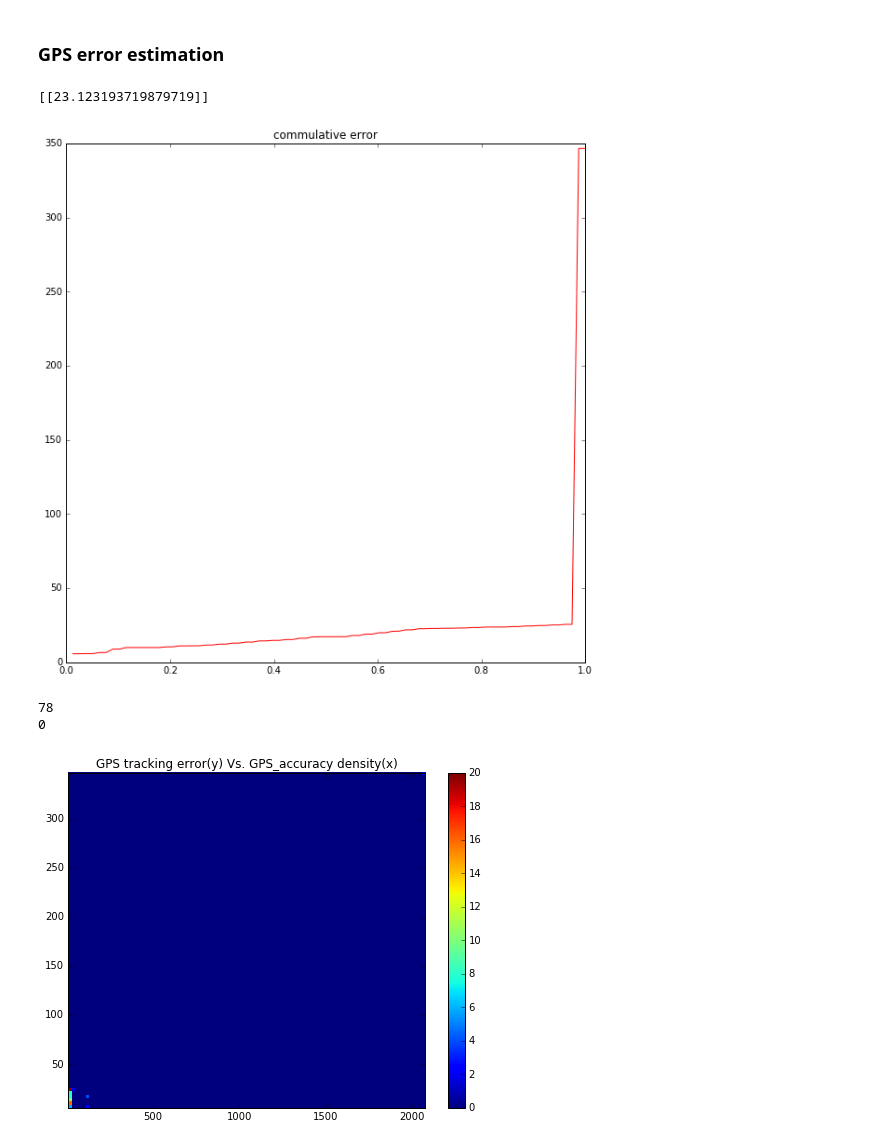
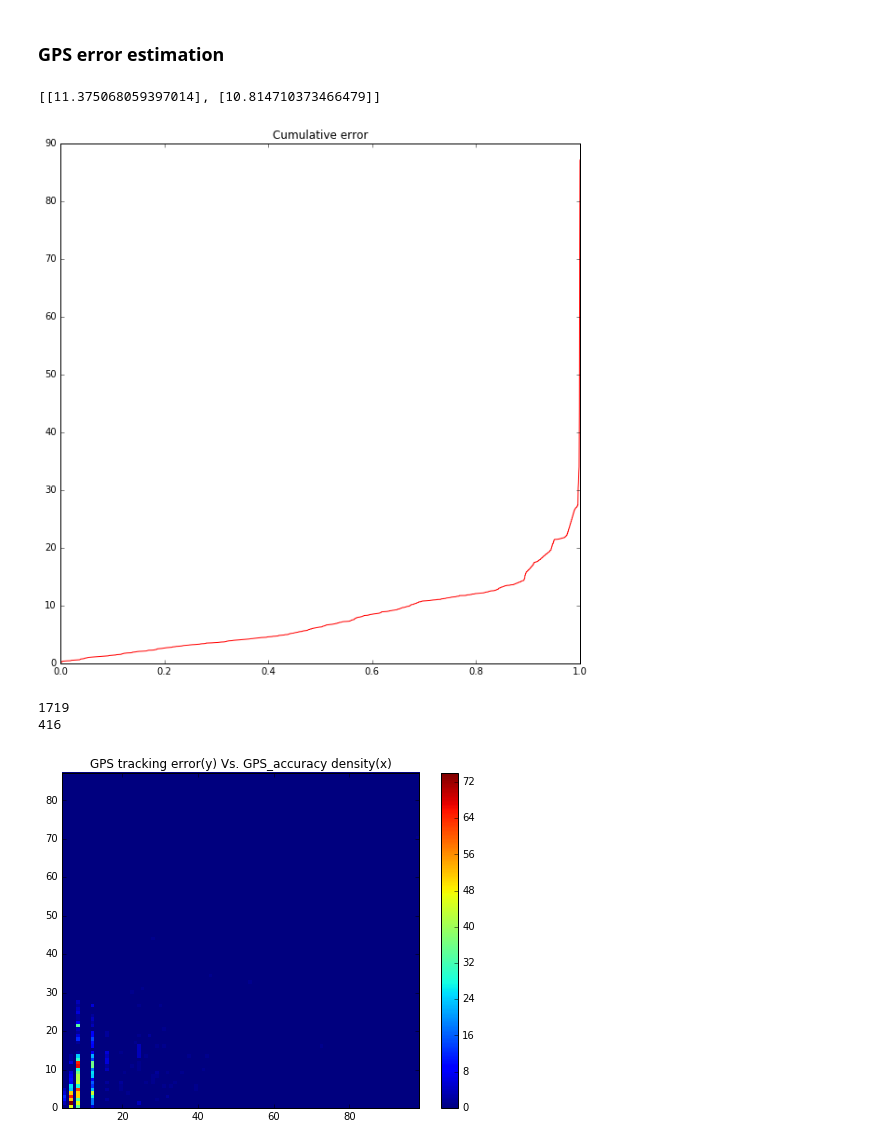
Before and after one commit to yairbeer/lis2016, a Jupyter notebook: train-heir-II.ipynb, the cells around one changed output. Saved outputs shown, nothing was run; the diff lists cells and outputs as text; code cells hidden in the pictures.

```diff
--- a/train-heir-II.ipynb
+++ b/train-heir-II.ipynb
@@ -203,7 +203,7 @@ print(wifi[0][0].head())
 # %%
 # split to different tracks in order to not overfit while testing
 route_numbering = [[0, 0, 1, 1], [2, 2, 3, 3, 4, 4], [5, 6], [7, 7, 8, 8, 9]]
-test_route = 9
+test_route = 1
 # %% [markdown]
 #### total macs
 742
@@ -889,36 +890,36 @@ plt.show()
 # Get GPS errors
 test_error_gps = []
 for test_i in range(len(test_gps)):
     error_2d = np.sqrt((test_gps[test_i]['GPS_lat'].values.astype(float) - test_gps[test_i]['interp_lat'].values.astype(float)) ** 2 +
                        (test_gps[test_i]['GPS_lon'].values.astype(float) - test_gps[test_i]['interp_lon'].values.astype(float)) ** 2) * test_deg_m_scale[test_i]
 #     error_build = 50 * (predicted_build[test_i] != test_wifi_build[test_i].values)
 #     error_floor = 15 * np.abs(predicted_floor[test_i] - test_wifi_floor[test_i].values)
     test_error_gps.append(error_2d)
 
 # Plot errors
 error_prob_gps = []
 error_ranked_gps = []
 test_error_q3_gps = []
 for test_i in range(len(test_error_gps)):
     cur_errors = np.sort(test_error_gps[test_i])
     density = 1 / cur_errors.shape[0]
     error_ranked_gps.append([cur_errors[0]])
     error_prob_gps.append([density])
     for err_i in cur_errors[1:]:
         error_prob_gps[test_i].append(error_prob_gps[test_i][-1] + density)
         error_ranked_gps[test_i].append(err_i)
     test_error_q3_gps.append([cur_errors[int(cur_errors.shape[0] * 3 / 4)]])
 print(test_error_q3_gps)
 
 route = 0
 # Plot commulative error of predicitions
 plt.figure(1, figsize=(10, 10))
 plt.plot(error_prob_gps[route], error_ranked_gps[route], 'r')
-plt.title('commulative error')
+plt.title('Cumulative error')
 plt.show()
 # %% [output]
-[[23.123193719879719]]
+[[11.375068059397014], [10.814710373466479]]
-[figure, old version]
+[figure, new version]
 # %%
 # Filter GPS with GPS_accuracy < value
 # Get GPS errors
@@ -930,8 +931,8 @@ route = 0
 print(test_gps[route].shape[0])
 print(test_gps_filtered[route].shape[0])
 # %% [output]
-78
-0
+1719
+416
 # %%
 # Plot GPS_error as function of different parameters
 
@@ -956,7 +957,7 @@ plt.title('GPS tracking error(y) Vs. GPS_accuracy density(x)')
 plt.colorbar()
 plt.show()
 # %% [output]
-[figure, old version]
+[figure, new version]
 # %%
 route = 0
 # Plot 2D predicitions
```
Also changed, not shown: parts of 22 cells of this notebook, 1 other file.
